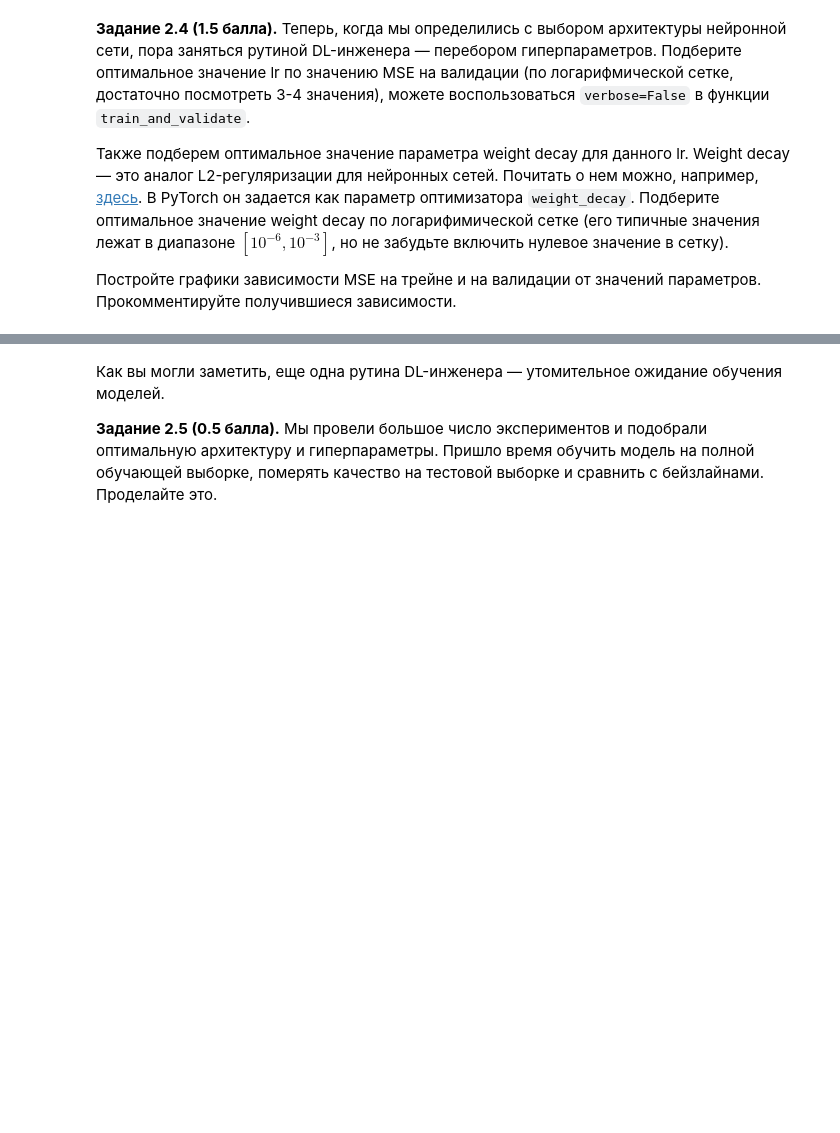
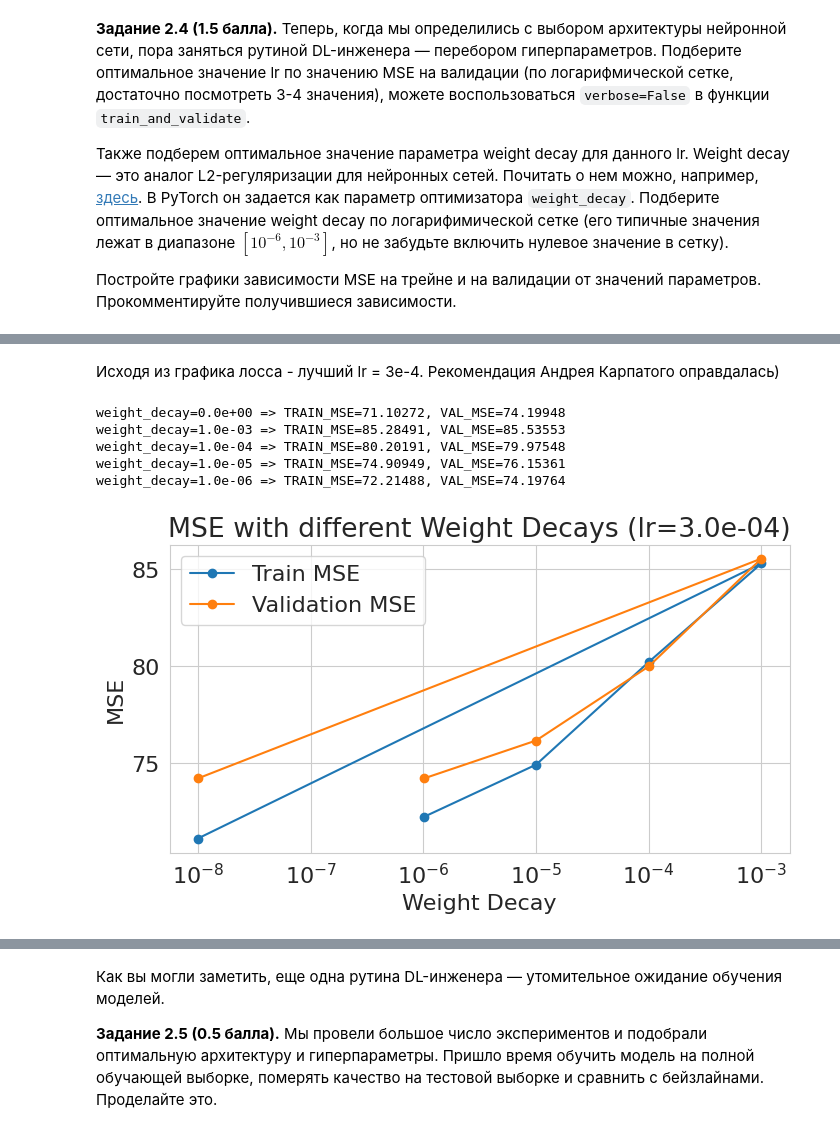
Before and after one commit to VladislavTokarev02/AI_ML_homework, a Jupyter notebook: HW1.ipynb, the cells around one changed output, grey strips where cells are left out. Cells and saved outputs as stored; diff of their text form; code cells hidden in the pictures; blank space fills up the shorter version.

```diff
--- a/HW1.ipynb
+++ b/HW1.ipynb
@@ -873,0 +941,31 @@ MSE на валидационной выборке: 89.86
+# %% [markdown]
+Исходя из графика лосса - лучший lr = 3e-4. Рекомендация Андрея Карпатого оправдалась)
+# %%
+train_mse_wd = []
+val_mse_wd = []
+best_lr = 3e-4
+
+for wd in weight_decay_full:
+    model = nineth_NN(hidden_size, input_size, final_pred).to(device)
+    criterion = nn.MSELoss()
+    optimizer = torch.optim.Adam(model.parameters(), lr=best_lr, betas=betas, eps=eps, weight_decay=wd)
+    train_mse, val_mse = train_and_validate(model, optimizer, criterion, mse_metric, train_loader, val_loader, num_epochs, verbose = False)
+    train_mse_wd.append(train_mse)
+    val_mse_wd.append(val_mse)
+    print(f"weight_decay={wd:.1e} => TRAIN_MSE={train_mse:.5f}, VAL_MSE={val_mse:.5f}")
+
+plt.figure(figsize=(8, 4))
+plt.semilogx(weight_decay_full + eps, train_mse_wd, marker='o', label='Train MSE')
+plt.semilogx(weight_decay_full + eps, val_mse_wd, marker='o', label='Validation MSE')
+plt.xlabel('Weight Decay')
+plt.ylabel('MSE')
+plt.title(f'MSE with different Weight Decays (lr={best_lr:.1e})')
+plt.legend()
+plt.show()
+# %% [output]
+weight_decay=0.0e+00 => TRAIN_MSE=71.10272, VAL_MSE=74.19948
+weight_decay=1.0e-03 => TRAIN_MSE=85.28491, VAL_MSE=85.53553
+weight_decay=1.0e-04 => TRAIN_MSE=80.20191, VAL_MSE=79.97548
+weight_decay=1.0e-05 => TRAIN_MSE=74.90949, VAL_MSE=76.15361
+weight_decay=1.0e-06 => TRAIN_MSE=72.21488, VAL_MSE=74.19764
+[figure, added]
```
Also changed, not shown: parts of 32 cells of this notebook.
